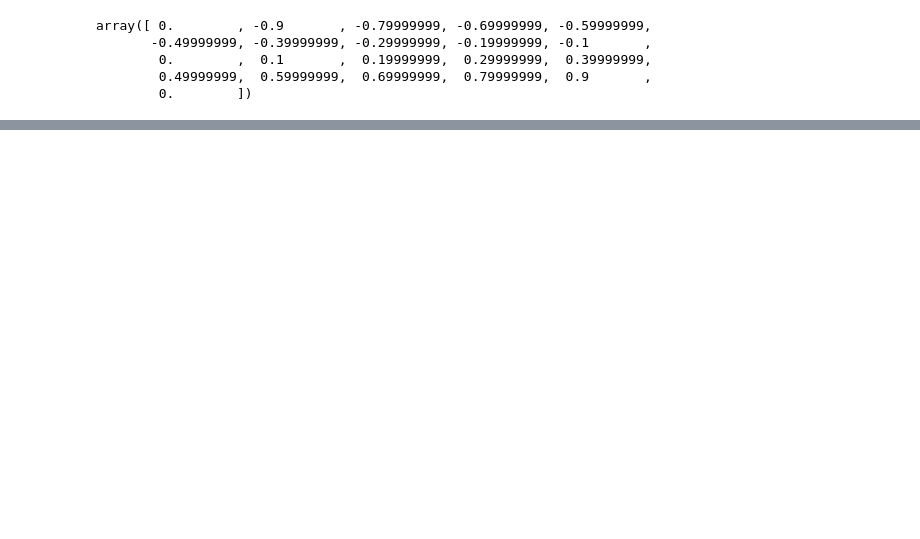
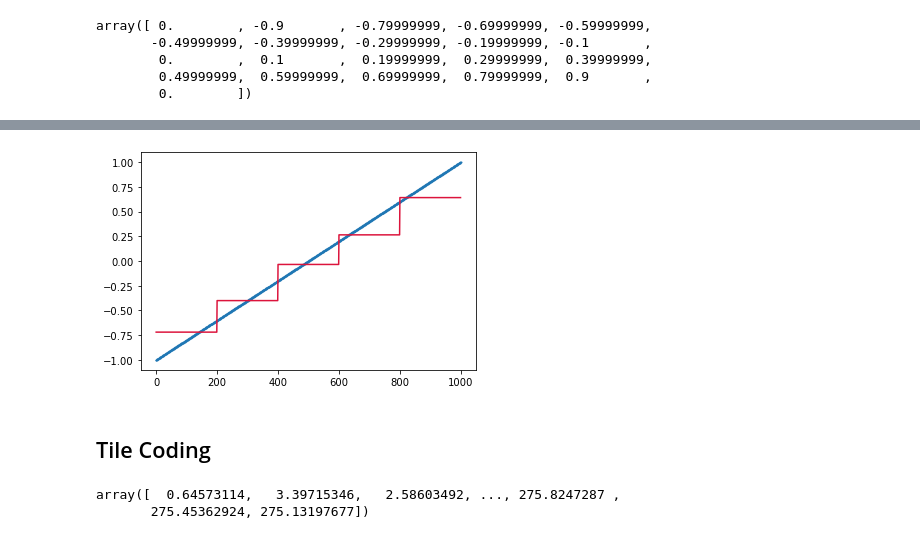
Before and after one commit to TroddenSpade/Exhaustive-Reinforcement-Learning, a Jupyter notebook: problems/RandomWalk/RandomWalk.ipynb, the cells around one changed output, grey strips where cells are left out. Saved outputs shown, nothing was run; the diff lists cells and outputs as text; code cells hidden in the pictures; blank space fills up the shorter version.

Commit message:
gradientMC added

```diff
--- a/problems/RandomWalk/RandomWalk.ipynb
+++ b/problems/RandomWalk/RandomWalk.ipynb
@@ -150,0 +268,9 @@ plt.show()
+# %%
+tile_size = 200
+n_features = n_states // tile_size
+# %%
+def feature_vector_one_tile(state):
+    features = np.zeros(n_features + 2)
+    x = (state - 1) // tile_size + 1
+    features[x] = 1
+    return features[1:-1]
@@ -150,0 +294,5 @@ plt.show()
+# %%
+n_states = 1000
+
+lrw = LongRandomWalk(n_states + 2)
+gmc = GradientMC(lrw, n_features, feature_vector_one_tile)
@@ -150,0 +304,6 @@ plt.show()
+# %%
+plt.plot(gmc.w.repeat(tile_size, axis=0), 'crimson')
+plt.scatter(range(0,1000), real_values, s=1)
+plt.show()
+# %% [output]
+[figure, added]
@@ -150,0 +312,2 @@ plt.show()
+# %% [markdown]
+## Tile Coding
@@ -150,0 +360,5 @@ plt.show()
+# %%
+gmc.estimate(5000)
+# %% [output]
+array([  0.64573114,   3.39715346,   2.58603492, ..., 275.8247287 ,
+       275.45362924, 275.13197677])
```
Also changed, not shown: parts of 20 cells of this notebook.
